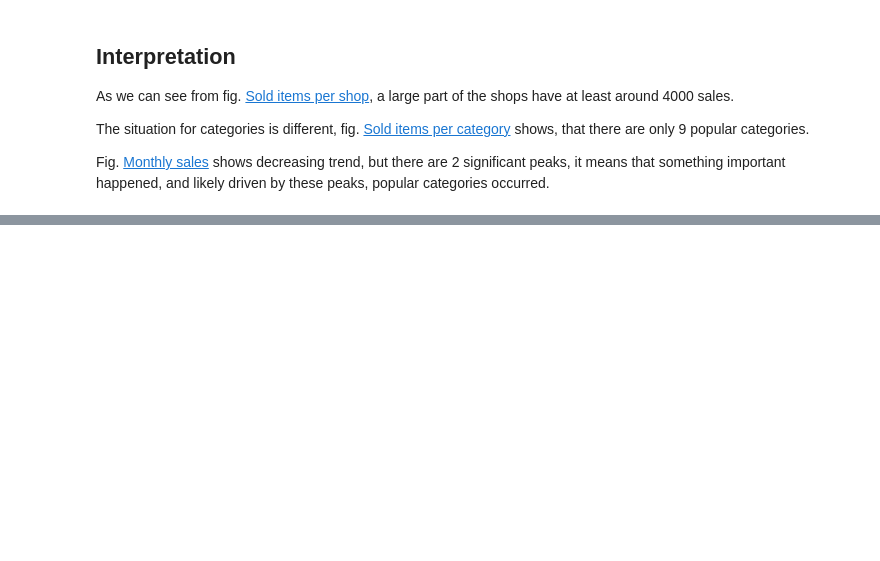
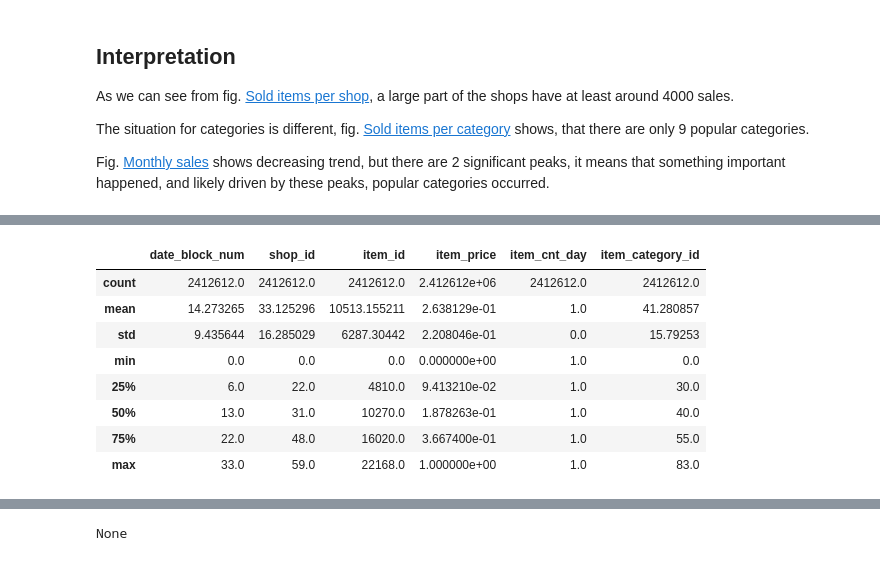
Before and after one commit to Akevilli/Internship, a Jupyter notebook: DQC&ETL.ipynb, the cells around one changed output, grey strips where cells are left out. Cells and saved outputs as stored; diff of their text form; code cells hidden in the pictures; blank space fills up the shorter version.

```diff
--- a/DQC&ETL.ipynb
+++ b/DQC&ETL.ipynb
@@ -407,27 +343,0 @@ class Loader:
-# %%
-class ETL:
-    def __init__(self, import_path: str, export_path: str):
-        self.import_path = import_path
-        self.export_path = export_path
-
-        self.extractor = Extractor(source=self.import_path)
-        self.transformer = Transformer(
-            normalization_columns=["item_price"],
-            dropped_columns=[
-                "is_outlier",
-                "is_incorrect_date",
-                "is_incorrect_date_block_num",
-                "is_incorrect_shop_id",
-                "is_incorrect_item_cnt_day",
-                "missing_values_count",
-                "is_incorrect_item_price",
-                "is_incorrect_item_id",
-                "is_incorrect_item_category_id"
-            ],
-        )
-        self.loader = Loader(source=self.export_path)
-
-    def __call__(self):
-        row_data = self.extractor()
-        row_data = self.transformer(row_data)
-        self.loader(row_data)
@@ -434,4 +355,27 @@ class ETL:
 # %%
-etl = ETL(import_path="data/full_train.csv", export_path="data/sales_post_process.csv")
-etl()
+extractor = CSVExtractor(source="data/full_train.csv")
+transformer = Transformer([
+    DuplicatesDropper(),
+    NegativeDropper(columns=["item_cnt_day", "item_price"]),
+    OutlierDropper(IQROutliersMarker(columns=["item_price", "item_cnt_day"])),
+    DatatypesTransformer(map=data_map),
+    Normalizer(columns=["item_price"]),
+    ColumnDropper(columns=["is_outlier_IQR", "shop_name", "item_name", "item_category_name"])
+])
+loader = CSVLoader(source="data/sales_post_process.csv")
+etl = ETL(extractor=extractor, transformer=transformer, loader=loader)
+
+processed_data = etl.process()
+
+display(processed_data.describe())
+display(processed_data.info())
 # %% [output]
+|  | date_block_num | shop_id | item_id | item_price | item_cnt_day | item_category_id |
+| count | 2412612.0 | 2412612.0 | 2412612.0 | 2.412612e+06 | 2412612.0 | 2412612.0 |
+| mean | 14.273265 | 33.125296 | 10513.155211 | 2.638129e-01 | 1.0 | 41.280857 |
+| std | 9.435644 | 16.285029 | 6287.30442 | 2.208046e-01 | 0.0 | 15.79253 |
+| min | 0.0 | 0.0 | 0.0 | 0.000000e+00 | 1.0 | 0.0 |
+| 25% | 6.0 | 22.0 | 4810.0 | 9.413210e-02 | 1.0 | 30.0 |
+| 50% | 13.0 | 31.0 | 10270.0 | 1.878263e-01 | 1.0 | 40.0 |
+| 75% | 22.0 | 48.0 | 16020.0 | 3.667400e-01 | 1.0 | 55.0 |
+| max | 33.0 | 59.0 | 22168.0 | 1.000000e+00 | 1.0 | 83.0 |
@@ -455,3 +396,4 @@ duplicates count: 6 / 0.00%
+None
 # %% [markdown]
 ## Conclusion
 
```
Also changed, not shown: parts of 31 cells of this notebook, 3 other files.
